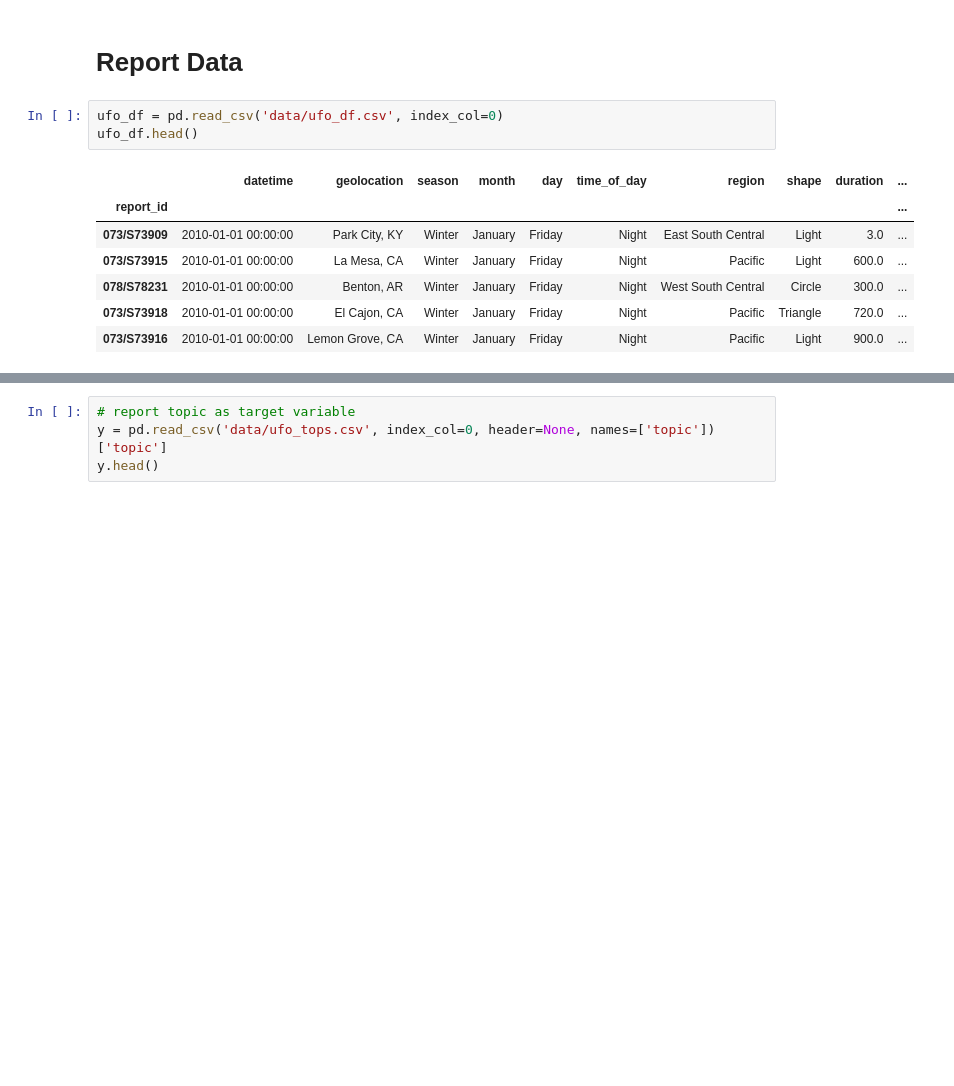
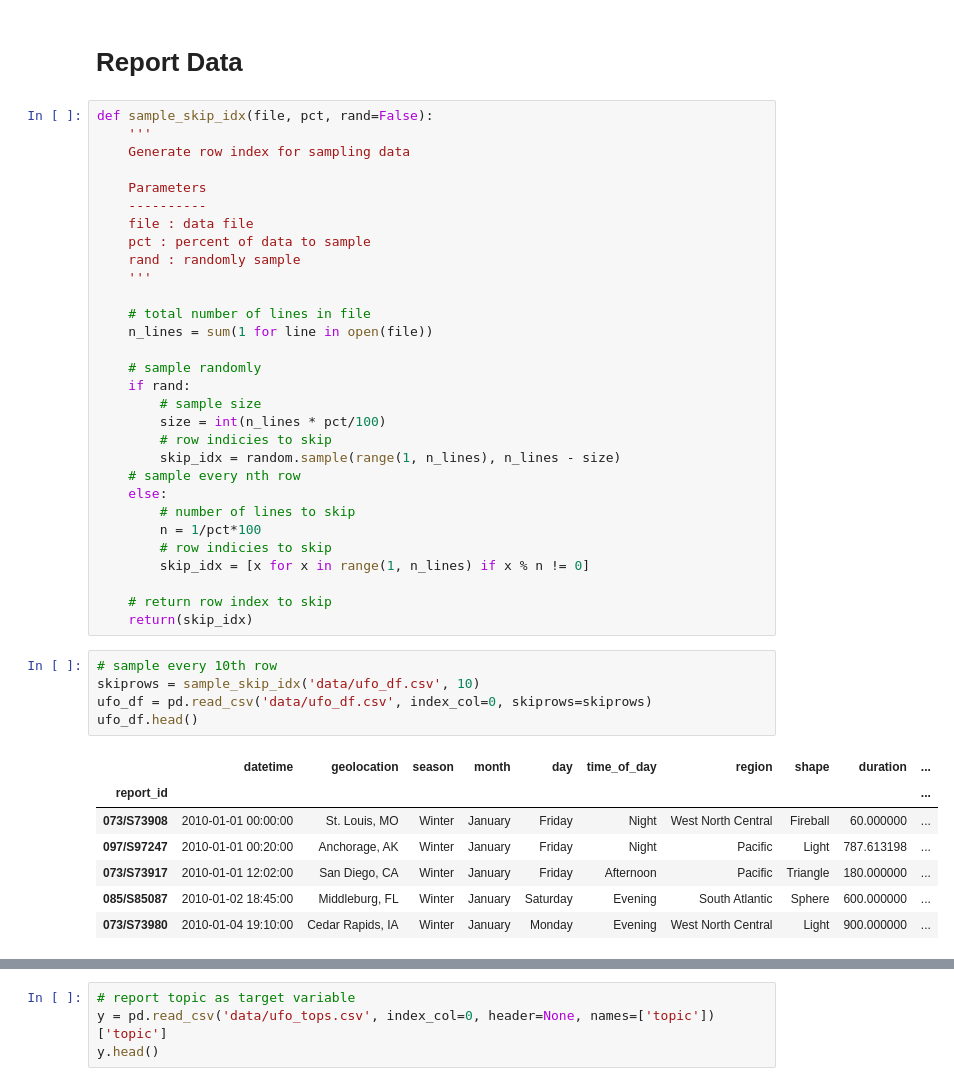
Before and after one commit to kevscon/ufo-reports, a Jupyter notebook: predictor.ipynb, the cells around one changed output, grey strips where cells are left out. Saved outputs shown, nothing was run; the diff lists cells and outputs as text; blank space fills up the shorter version.

```diff
--- a/predictor.ipynb
+++ b/predictor.ipynb
@@ -10,14 +12,46 @@ from sklearn.ensemble import GradientBoostingClassifier
 from xgboost import XGBClassifier
 # %% [markdown]
 # Report Data
+# %%
+def sample_skip_idx(file, pct, rand=False):
+    '''
+    Generate row index for sampling data
+
+    Parameters
+    ----------
+    file : data file
+    pct : percent of data to sample
+    rand : randomly sample
+    '''
+
+    # total number of lines in file
+    n_lines = sum(1 for line in open(file))
+
+    # sample randomly
+    if rand:
+        # sample size
+        size = int(n_lines * pct/100)
+        # row indicies to skip
+        skip_idx = random.sample(range(1, n_lines), n_lines - size)
+    # sample every nth row
+    else:
+        # number of lines to skip
+        n = 1/pct*100
+        # row indicies to skip
+        skip_idx = [x for x in range(1, n_lines) if x % n != 0]
+
+    # return row index to skip
+    return(skip_idx)
 # %%
-ufo_df = pd.read_csv('data/ufo_df.csv', index_col=0)
+# sample every 10th row
+skiprows = sample_skip_idx('data/ufo_df.csv', 10)
+ufo_df = pd.read_csv('data/ufo_df.csv', index_col=0, skiprows=skiprows)
 ufo_df.head()
 # %% [output]
 |  | datetime | geolocation | season | month | day | time_of_day | region | shape | duration | ... |
 | report_id |  |  |  |  |  |  |  |  |  | ... |
-| 073/S73909 | 2010-01-01 00:00:00 | Park City, KY | Winter | January | Friday | Night | East South Central | Light | 3.0 | ... |
-| 073/S73915 | 2010-01-01 00:00:00 | La Mesa, CA | Winter | January | Friday | Night | Pacific | Light | 600.0 | ... |
-| 078/S78231 | 2010-01-01 00:00:00 | Benton, AR | Winter | January | Friday | Night | West South Central | Circle | 300.0 | ... |
-| 073/S73918 | 2010-01-01 00:00:00 | El Cajon, CA | Winter | January | Friday | Night | Pacific | Triangle | 720.0 | ... |
-| 073/S73916 | 2010-01-01 00:00:00 | Lemon Grove, CA | Winter | January | Friday | Night | Pacific | Light | 900.0 | ... |
+| 073/S73908 | 2010-01-01 00:00:00 | St. Louis, MO | Winter | January | Friday | Night | West North Central | Fireball | 60.000000 | ... |
+| 097/S97247 | 2010-01-01 00:20:00 | Anchorage, AK | Winter | January | Friday | Night | Pacific | Light | 787.613198 | ... |
+| 073/S73917 | 2010-01-01 12:02:00 | San Diego, CA | Winter | January | Friday | Afternoon | Pacific | Triangle | 180.000000 | ... |
+| 085/S85087 | 2010-01-02 18:45:00 | Middleburg, FL | Winter | January | Saturday | Evening | South Atlantic | Sphere | 600.000000 | ... |
+| 073/S73980 | 2010-01-04 19:10:00 | Cedar Rapids, IA | Winter | January | Monday | Evening | West North Central | Light | 900.000000 | ... |
```
Also changed, not shown: parts of 10 cells of this notebook, 1 other file.
